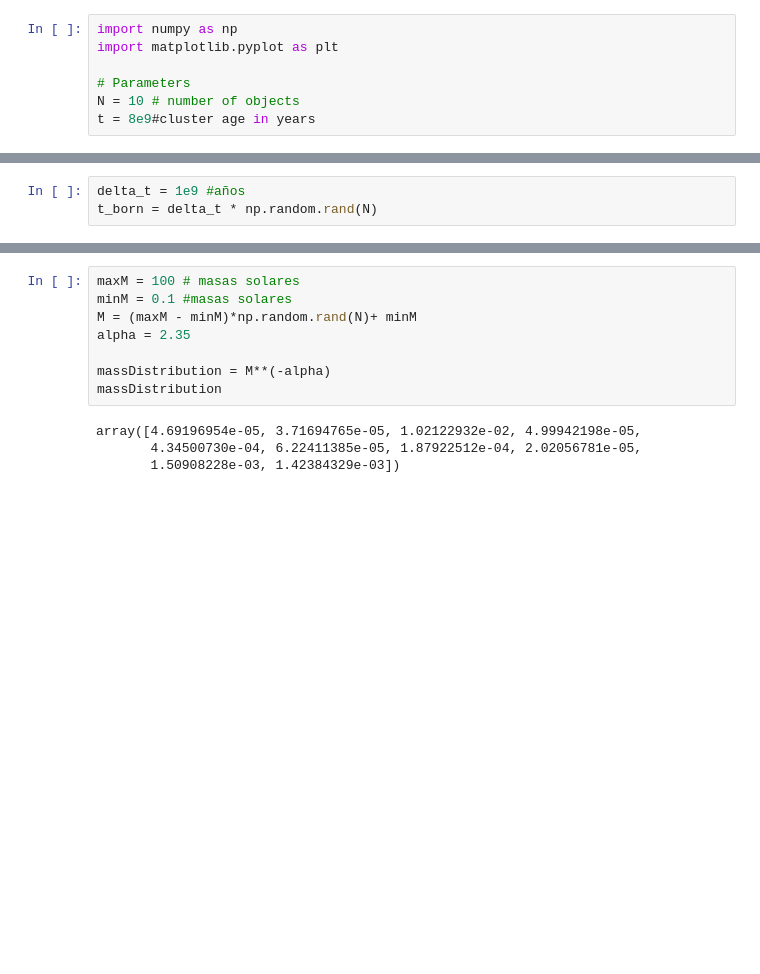
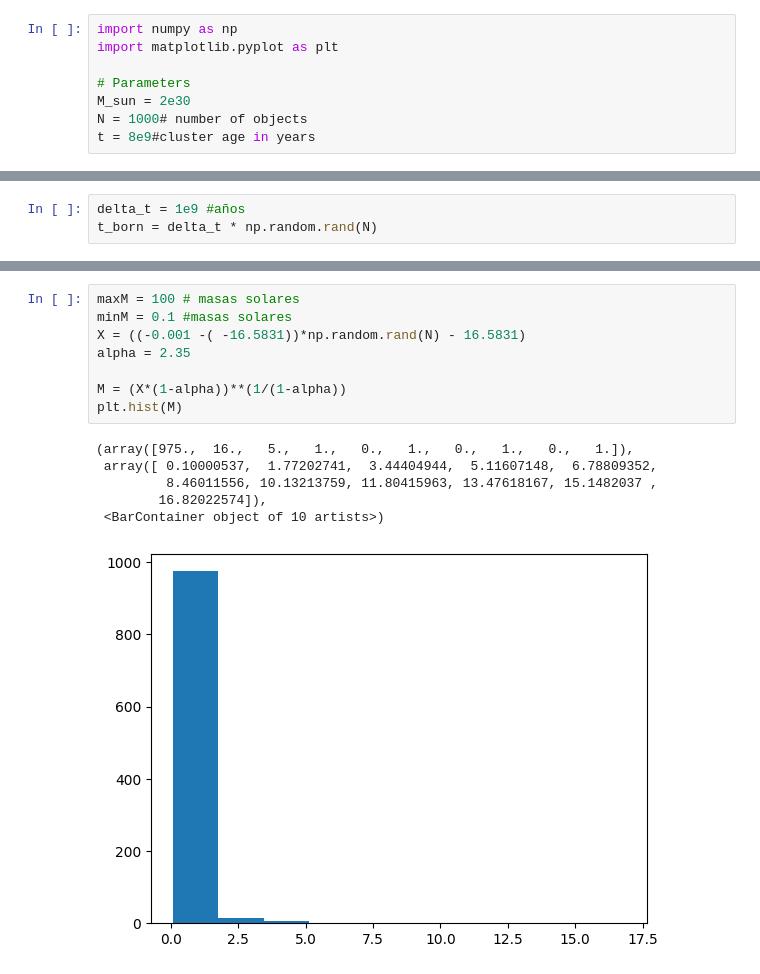
Before and after one commit to juanpabloidarraga/Computational-Astrophysics-Repository, a Jupyter notebook: Computational_Astro/Programs/Project 1. Population Synthesis.ipynb, the cells around one changed output, grey strips where cells are left out. Cells and saved outputs as stored; diff of their text form; blank space fills up the shorter version.

```diff
--- a/Computational_Astro/Programs/Project 1. Population Synthesis.ipynb
+++ b/Computational_Astro/Programs/Project 1. Population Synthesis.ipynb
@@ -5,7 +5,8 @@ import numpy as np
 import matplotlib.pyplot as plt
 
 # Parameters
-N = 10 # number of objects
+M_sun = 2e30
+N = 1000# number of objects
 t = 8e9#cluster age in years
 # %% [markdown]
 ### Star formation
@@ -19,12 +30,15 @@ t_born = delta_t * np.random.rand(N)
 # %%
 maxM = 100 # masas solares
 minM = 0.1 #masas solares
-M = (maxM - minM)*np.random.rand(N)+ minM
+X = ((-0.001 -( -16.5831))*np.random.rand(N) - 16.5831)
 alpha = 2.35
 
-massDistribution = M**(-alpha)
-massDistribution
+M = (X*(1-alpha))**(1/(1-alpha))
+plt.hist(M)
 # %% [output]
-array([4.69196954e-05, 3.71694765e-05, 1.02122932e-02, 4.99942198e-05,
-       4.34500730e-04, 6.22411385e-05, 1.87922512e-04, 2.02056781e-05,
-       1.50908228e-03, 1.42384329e-03])
+(array([975.,  16.,   5.,   1.,   0.,   1.,   0.,   1.,   0.,   1.]),
+ array([ 0.10000537,  1.77202741,  3.44404944,  5.11607148,  6.78809352,
+         8.46011556, 10.13213759, 11.80415963, 13.47618167, 15.1482037 ,
+        16.82022574]),
+ <BarContainer object of 10 artists>)
+[figure, added]
```
Also changed, not shown: parts of 6 cells of this notebook, 1 other file.
